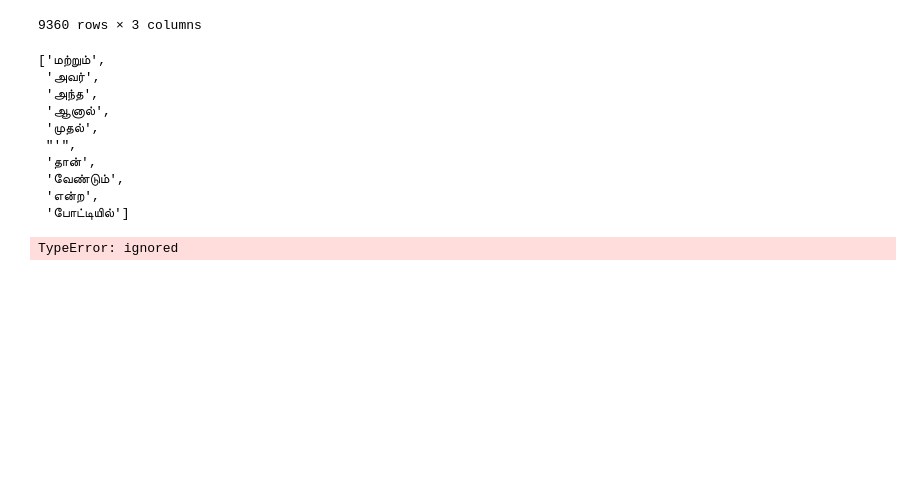
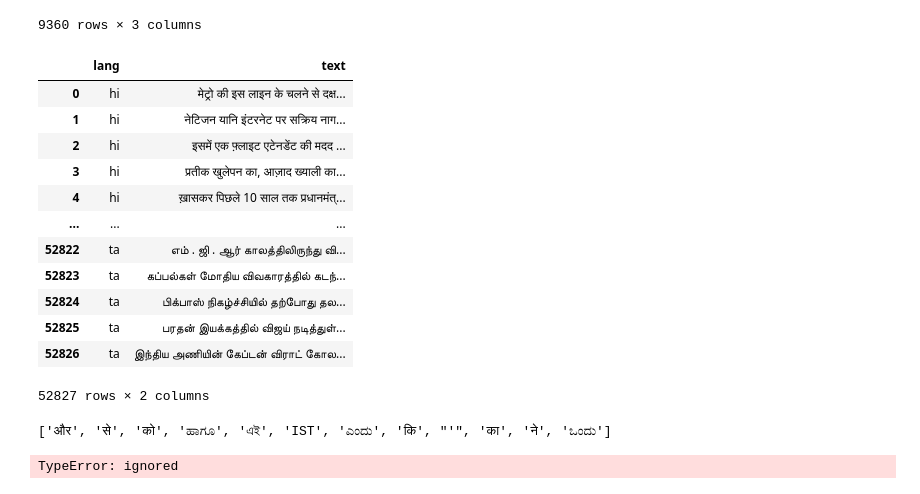
Before and after one commit to Tiru-Kaggundi/Adv_ML_project, a Jupyter notebook: LM_detection.ipynb, the cells around one changed output. Saved outputs shown, nothing was run; the diff lists cells and outputs as text; code cells hidden in the pictures; blank space fills up the shorter version.

Commit message:
vocab made

```diff
--- a/LM_detection.ipynb
+++ b/LM_detection.ipynb
@@ -420,6 +420,23 @@ train_ta
 # %%
 # Language classificaiton task starts
 # Merge the train datasets having test and lang columns alone
+train_all = pd.concat([train_hi, train_bn, train_kn, train_ml, train_ta], ignore_index=True)
+train_lang = train_all[["lang", "text"]]
+train_lang
+# %% [output]
+|  | lang | text |
+| 0 | hi | मेट्रो की इस लाइन के चलने से दक्ष... |
+| 1 | hi | नेटिजन यानि इंटरनेट पर सक्रिय नाग... |
+| 2 | hi | इसमें एक फ़्लाइट एटेनडेंट की मदद ... |
+| 3 | hi | प्रतीक खुलेपन का, आज़ाद ख्याली का... |
+| 4 | hi | ख़ासकर पिछले 10 साल तक प्रधानमंत्... |
+| ... | ... | ... |
+| 52822 | ta | எம் . ஜி . ஆர் காலத்திலிருந்து வி... |
+| 52823 | ta | கப்பல்கள் மோதிய விவகாரத்தில் கடந்... |
+| 52824 | ta | பிக்பாஸ் நிகழ்ச்சியில் தற்போது தல... |
+| 52825 | ta | பரதன் இயக்கத்தில் விஜய் நடித்துள்... |
+| 52826 | ta | இந்திய அணியின் கேப்டன் விராட் கோல... |
+52827 rows × 2 columns
 # %%
 from torchtext.data.utils import get_tokenizer
 from torchtext.vocab import build_vocab_from_iterator
@@ -434,17 +451,8 @@ vocab = build_vocab_from_iterator(yield_tokens(train_ta), specials=["<unk>"])
 vocab.set_default_index(vocab["<unk>"])
 # %%
-vocab.get_itos()[10:20]
+vocab.get_itos()[10:22]
 # %% [output]
-['மற்றும்',
- 'அவர்',
- 'அந்த',
- 'ஆனால்',
- 'முதல்',
- "'",
- 'தான்',
- 'வேண்டும்',
- 'என்ற',
- 'போட்டியில்']
+['और', 'से', 'को', 'ಹಾಗೂ', 'এই', 'IST', 'ಎಂದು', 'कि', "'", 'का', 'ने', 'ಒಂದು']
 # %%
 
 from torch.utils.data import DataLoader, Dataset
```
Also changed, not shown: parts of 1 cell of this notebook.
